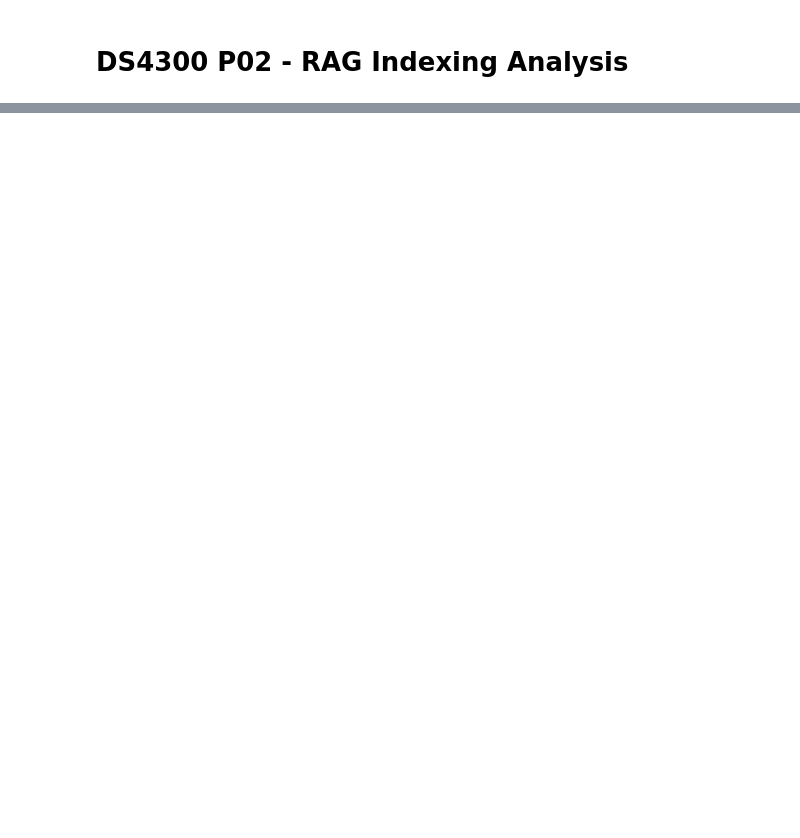
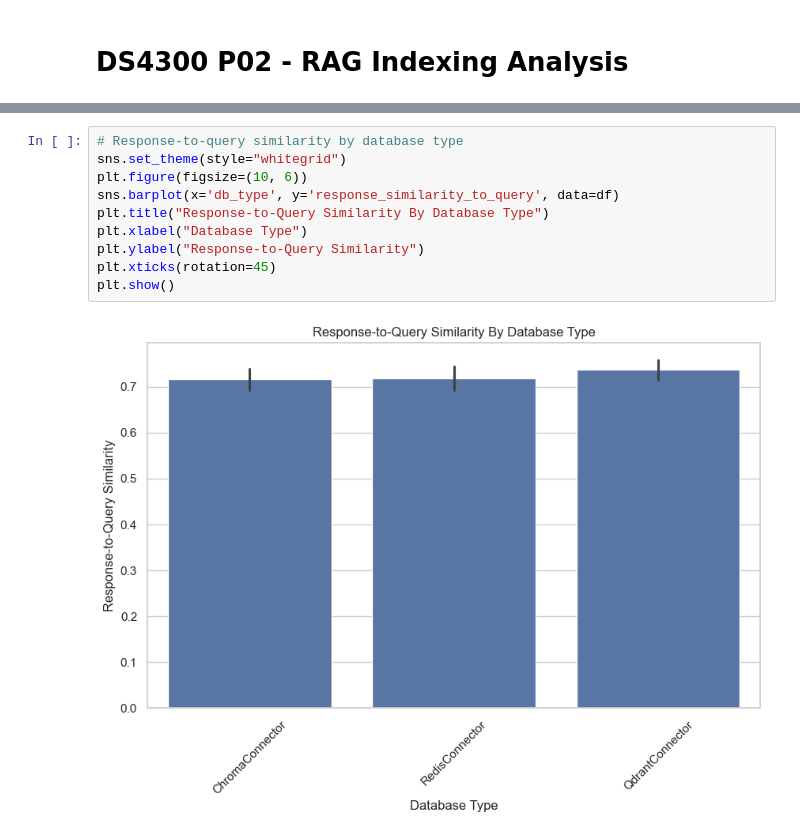
Before and after one commit to thealphacubicle/ClassRAG, a Jupyter notebook: notebooks/RAG Indexing Analysis.ipynb, the cells around one changed output, grey strips where cells are left out. Drawn from its saved outputs; the diff is of its cells as text; blank space fills up the shorter version.

```diff
--- a/notebooks/RAG Indexing Analysis.ipynb
+++ b/notebooks/RAG Indexing Analysis.ipynb
@@ -93,0 +142,12 @@ plt.show()
+# %%
+# Response-to-query similarity by database type
+sns.set_theme(style="whitegrid")
+plt.figure(figsize=(10, 6))
+sns.barplot(x='db_type', y='response_similarity_to_query', data=df)
+plt.title("Response-to-Query Similarity By Database Type")
+plt.xlabel("Database Type")
+plt.ylabel("Response-to-Query Similarity")
+plt.xticks(rotation=45)
+plt.show()
+# %% [output]
+[figure, added]
```
Also changed, not shown: parts of 17 cells of this notebook, 2 other files.
